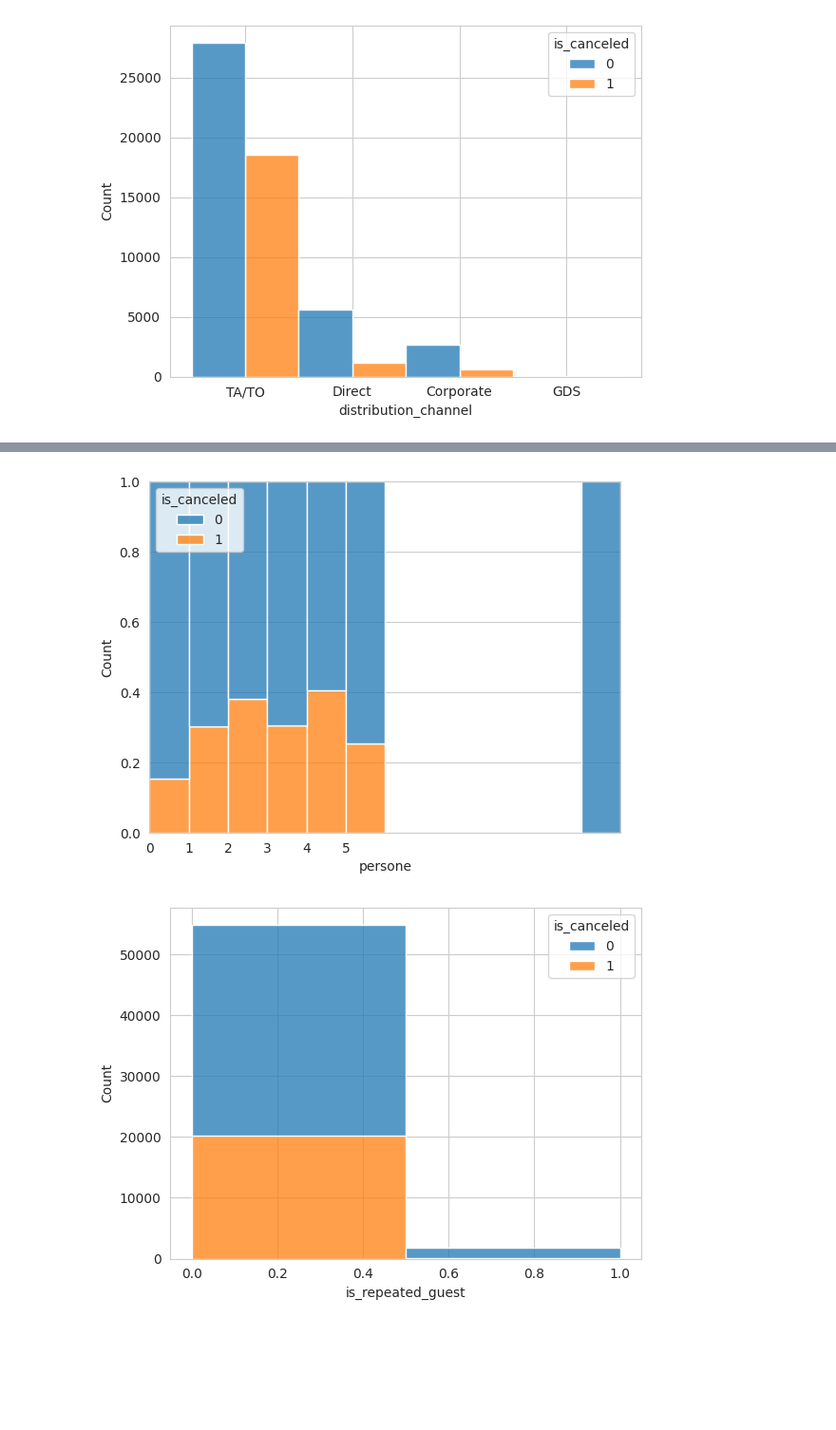
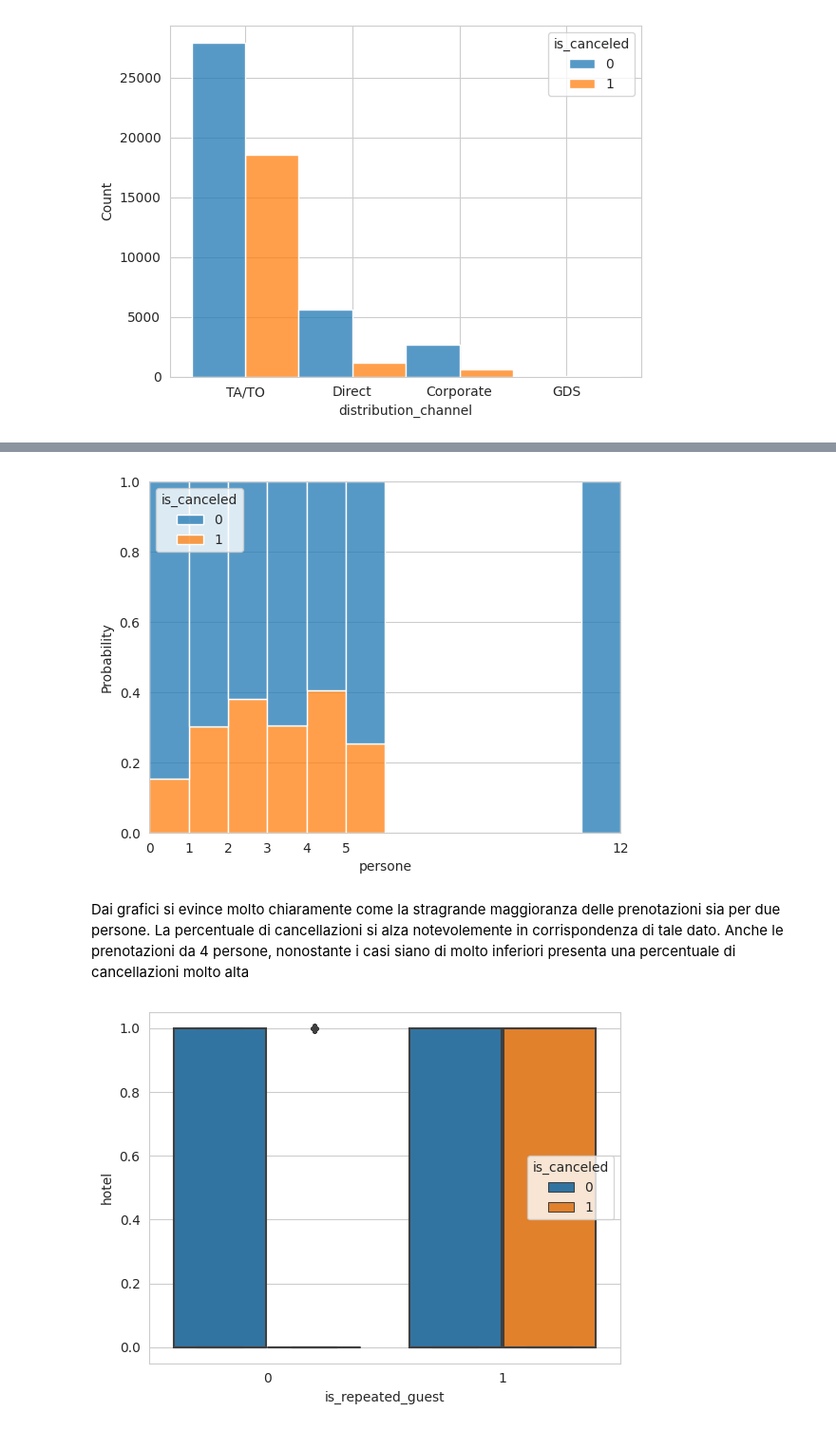
Before and after one commit to Nikocioni/progetto_programmazione_nik_ross_salvo, a Jupyter notebook: progetto_niko_ross_salvo_3.ipynb, the cells around one changed output, grey strips where cells are left out. Shown at 95% size. Cells and saved outputs as stored; diff of their text form; code cells hidden in the pictures; blank space fills up the shorter version.

```diff
--- a/progetto_niko_ross_salvo_3.ipynb
+++ b/progetto_niko_ross_salvo_3.ipynb
@@ -686,15 +690,17 @@ plt.show()
 # %%
-sns.histplot(x="persone", hue = "is_canceled", multiple = "fill", stat = "count", data=train, bins = 12)
-plt.xticks([0, 1, 2, 3, 4, 5])
+sns.histplot(x="persone", hue = "is_canceled", multiple = "fill", stat = "probability", data=train, bins = 12)
+plt.xticks([0, 1, 2, 3, 4, 5, 12])
 plt.show()
 #togliere il valore 12
 # %% [output]
-[figure, old version]
+[figure, new version]
+# %% [markdown]
+Dai grafici si evince molto chiaramente come la stragrande maggioranza delle prenotazioni sia per due persone. La percentuale di cancellazioni si alza notevolemente in corrispondenza di tale dato. Anche le prenotazioni da 4 persone, nonostante i casi siano di molto inferiori presenta una percentuale di cancellazioni molto alta
 # %%
 #sns.swarmplot(x="is_repeated_guest", y="stays_in_week_nights", hue="is_canceled", size=2, data=train)
 #plt.show()
 # %%
-sns.histplot(x="is_repeated_guest", hue = "is_canceled", multiple = "stack", stat = "count", data=train, bins = 2)
+sns.boxplot(x="is_repeated_guest", y= "hotel", hue = "is_canceled", data=train)
 plt.show()
 # %% [output]
-[figure, old version]
+[figure, new version]
```
Also changed, not shown: parts of 12 cells of this notebook.
